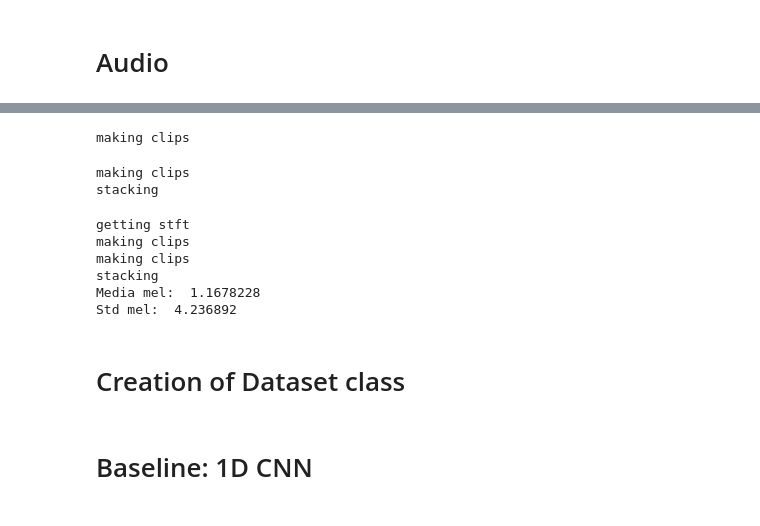
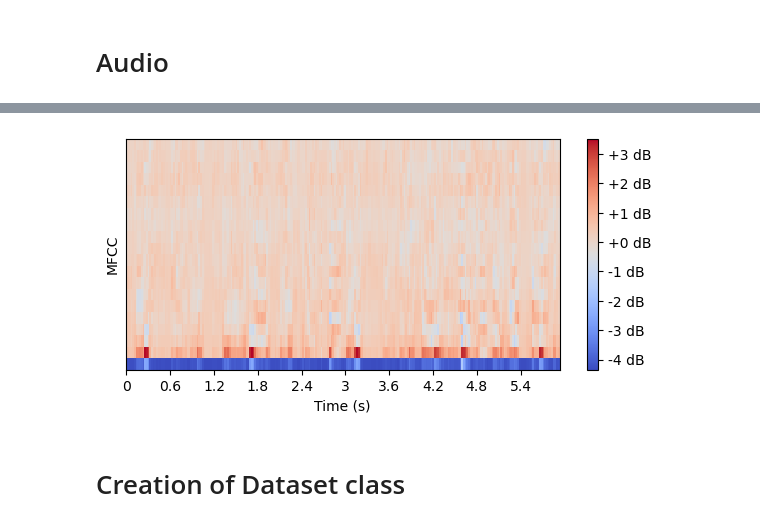
Before and after one commit to AlbertoSaretto/Music-Genre-Recognition, a Jupyter notebook: Final_Notebook.ipynb, the cells around one changed output, grey strips where cells are left out. Cells and saved outputs as stored; diff of their text form; code cells hidden in the pictures.

```diff
--- a/Final_Notebook.ipynb
+++ b/Final_Notebook.ipynb
@@ -186,19 +182,0 @@ validation = utils_mgr.readheavy('validation', 1, 'data/audio_array')
-# %%
-#Estimate mean and std of the datasets elements, they will be used for normalization purposes
-#(validation is here use as significative example)
-
-mean1D, std1D = utils_mgr.mean_1D(validation)
-mean2D, std2D = utils_mgr.mean_2D_mel(validation)
-
-print('Media mel: ', mean2D)
-print('Std mel: ', std2D)
-# %% [output]
-making clips
-making clips
-stacking
-getting stft
-making clips
-making clips
-stacking
-Media mel:  1.1678228
-Std mel:  4.236892
@@ -220,2 +183,17 @@ print(test_set.shape)
+# %%
+# Compute the MFCCs
+mfcc = librosa.feature.mfcc(S=librosa.power_to_db(mel), n_mfcc=20)
+
+mfcc = skl.preprocessing.StandardScaler().fit_transform(mfcc)
+
+# Plot the MFCCs for visualization purpose
+plt.figure(figsize=(7, 3))
+librosa.display.specshow(mfcc, sr=sr, hop_length=1024,x_axis='time',  )
+plt.colorbar(format='%+2.0f dB')
+plt.ylabel('MFCC')
+plt.xlabel('Time (s)')
+plt.show()
+# %% [output]
+[figure, added]
 # %% [markdown]
 # Creation of Dataset class
@@ -280,2 +199,0 @@ class DataAudio(Dataset):
-# %% [markdown]
-# Baseline: 1D CNN
```
Also changed, not shown: parts of 86 cells of this notebook, 47 other files.
